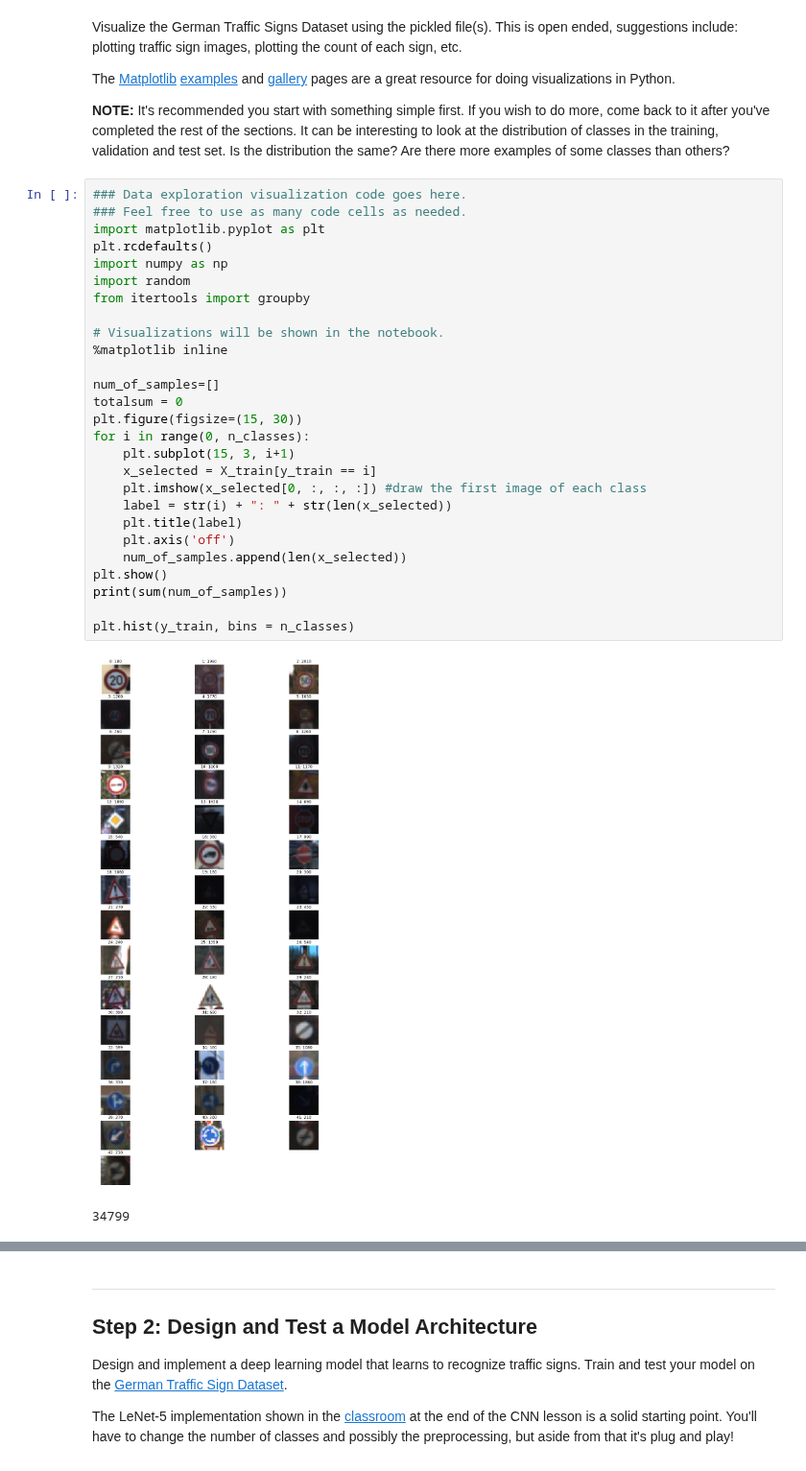
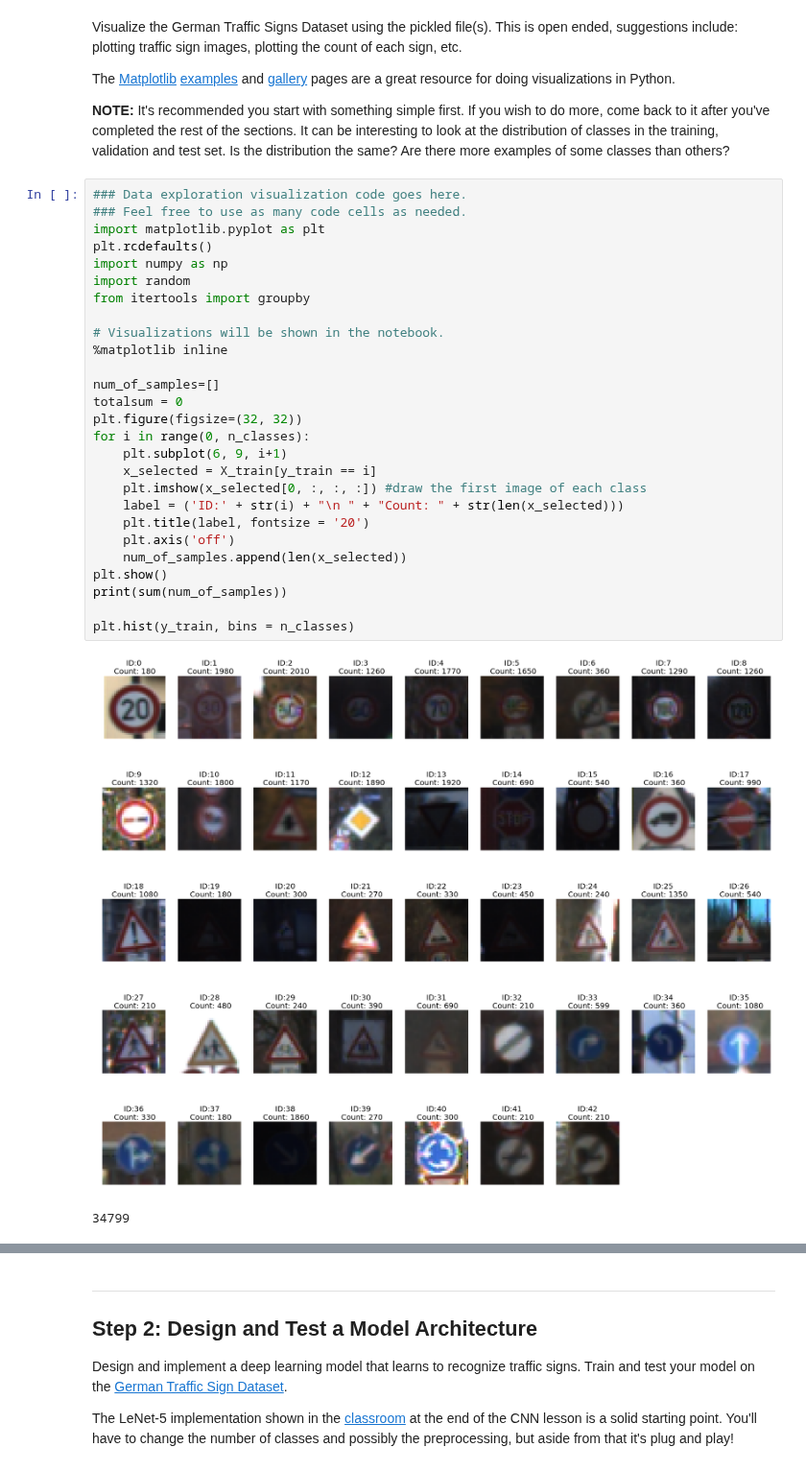
Before and after one commit to vishnuGovindaraj/Traffic-Sign-Classifier, a Jupyter notebook: Traffic_Sign_Classifier.ipynb, the cells around one changed output, grey strips where cells are left out. Shown at 96% size. Saved outputs shown, nothing was run; the diff lists cells and outputs as text.

```diff
--- a/Traffic_Sign_Classifier.ipynb
+++ b/Traffic_Sign_Classifier.ipynb
@@ -99,32 +99,32 @@ The [Matplotlib](http://matplotlib.org/) [examples](http://matplotlib.org/exampl
 # %%
 ### Data exploration visualization code goes here.
 ### Feel free to use as many code cells as needed.
 import matplotlib.pyplot as plt
 plt.rcdefaults()
 import numpy as np
 import random
 from itertools import groupby
 
 # Visualizations will be shown in the notebook.
 %matplotlib inline
 
 num_of_samples=[]
 totalsum = 0
-plt.figure(figsize=(15, 30))
+plt.figure(figsize=(32, 32))
 for i in range(0, n_classes):
-    plt.subplot(15, 3, i+1)
+    plt.subplot(6, 9, i+1)
     x_selected = X_train[y_train == i]
     plt.imshow(x_selected[0, :, :, :]) #draw the first image of each class
-    label = str(i) + ": " + str(len(x_selected))
-    plt.title(label)
+    label = ('ID:' + str(i) + "\n " + "Count: " + str(len(x_selected)))
+    plt.title(label, fontsize = '20')
     plt.axis('off')
     num_of_samples.append(len(x_selected))
 plt.show()
 print(sum(num_of_samples))
 
 plt.hist(y_train, bins = n_classes)
 # %% [output]
-[figure, old version]
+[figure, new version]
 34799
 (array([  180.,  1980.,  2010.,  1260.,  1770.,  1650.,   360.,  1290.,
          1260.,  1320.,  1800.,  1170.,  1890.,  1920.,   690.,   540.,
```
Also changed, not shown: parts of 9 cells of this notebook.
